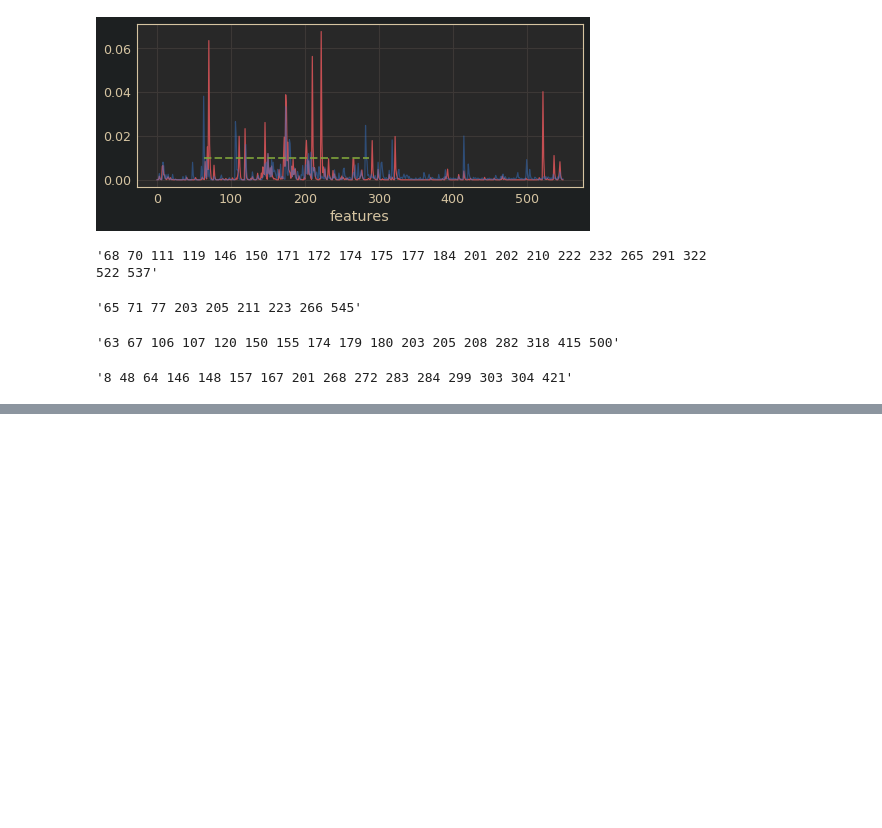
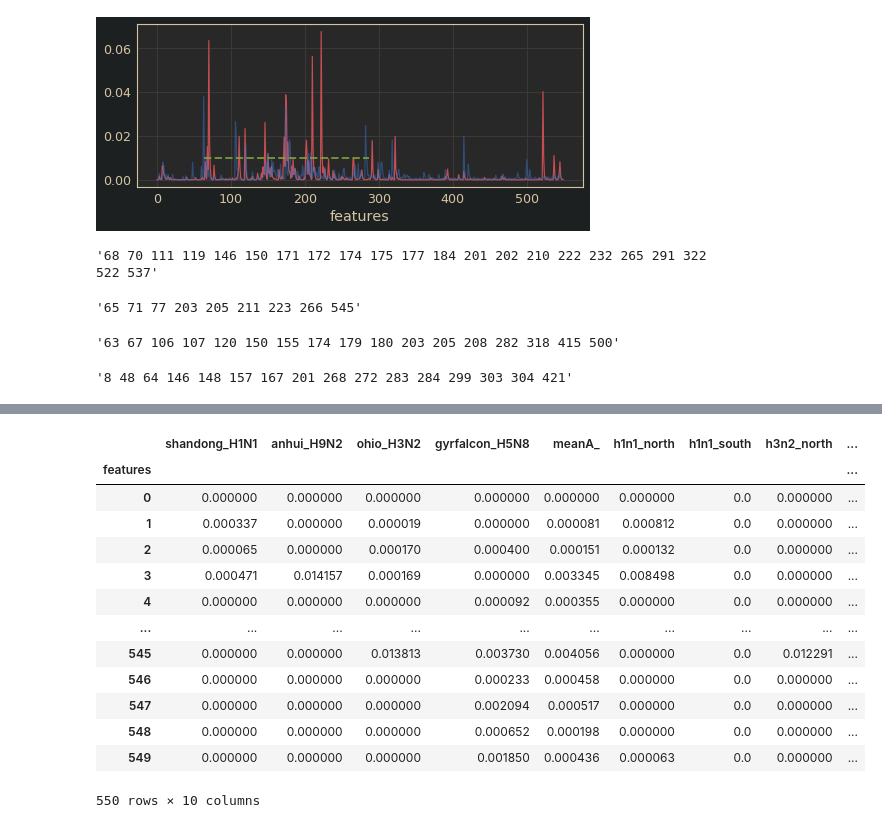
Before and after one commit to zeroknowledgediscovery/emergenet, a Jupyter notebook: extras/ntb/RBD_shap_figures.ipynb, the cells around one changed output, grey strips where cells are left out. Saved outputs shown, nothing was run; the diff lists cells and outputs as text; code cells hidden in the pictures; blank space fills up the shorter version.

```diff
--- a/extras/ntb/RBD_shap_figures.ipynb
+++ b/extras/ntb/RBD_shap_figures.ipynb
@@ -114,0 +120,17 @@ sns.heatmap(DF.drop(['mean_','meanA_'],axis=1).corr())
+# %%
+DF
+# %% [output]
+|  | shandong_H1N1 | anhui_H9N2 | ohio_H3N2 | gyrfalcon_H5N8 | meanA_ | h1n1_north | h1n1_south | h3n2_north | ... |
+| features |  |  |  |  |  |  |  |  | ... |
+| 0 | 0.000000 | 0.000000 | 0.000000 | 0.000000 | 0.000000 | 0.000000 | 0.0 | 0.000000 | ... |
+| 1 | 0.000337 | 0.000000 | 0.000019 | 0.000000 | 0.000081 | 0.000812 | 0.0 | 0.000000 | ... |
+| 2 | 0.000065 | 0.000000 | 0.000170 | 0.000400 | 0.000151 | 0.000132 | 0.0 | 0.000000 | ... |
+| 3 | 0.000471 | 0.014157 | 0.000169 | 0.000000 | 0.003345 | 0.008498 | 0.0 | 0.000000 | ... |
+| 4 | 0.000000 | 0.000000 | 0.000000 | 0.000092 | 0.000355 | 0.000000 | 0.0 | 0.000000 | ... |
+| ... | ... | ... | ... | ... | ... | ... | ... | ... | ... |
+| 545 | 0.000000 | 0.000000 | 0.013813 | 0.003730 | 0.004056 | 0.000000 | 0.0 | 0.012291 | ... |
+| 546 | 0.000000 | 0.000000 | 0.000000 | 0.000233 | 0.000458 | 0.000000 | 0.0 | 0.000000 | ... |
+| 547 | 0.000000 | 0.000000 | 0.000000 | 0.002094 | 0.000517 | 0.000000 | 0.0 | 0.000000 | ... |
+| 548 | 0.000000 | 0.000000 | 0.000000 | 0.000652 | 0.000198 | 0.000000 | 0.0 | 0.000000 | ... |
+| 549 | 0.000000 | 0.000000 | 0.000000 | 0.001850 | 0.000436 | 0.000063 | 0.0 | 0.000000 | ... |
+550 rows × 10 columns
```
Also changed, not shown: parts of 3 cells of this notebook, 16 other files.
